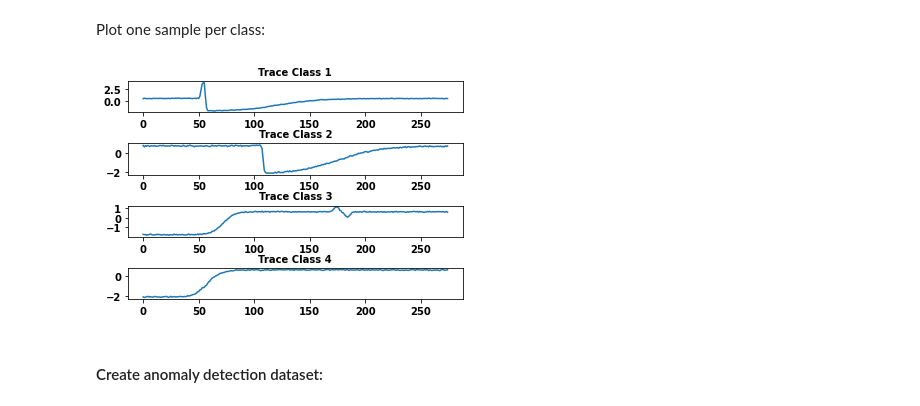
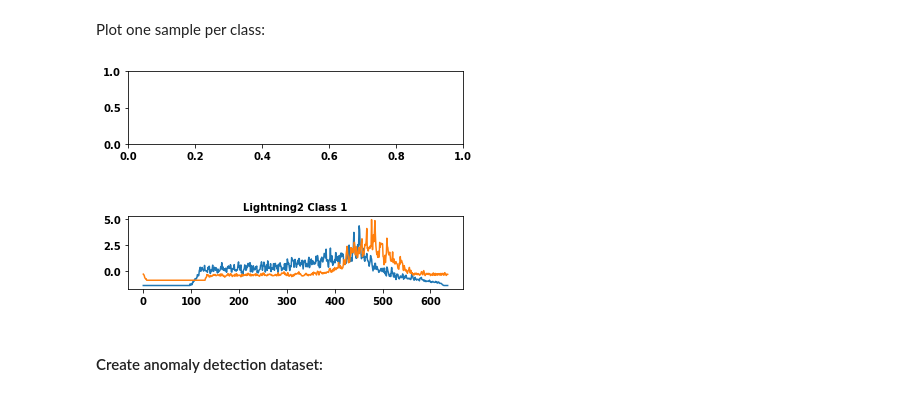
Before and after one commit to ludosGit/Shapelets, a Jupyter notebook: demo/demo_learning.ipynb, the cells around one changed output. Drawn from its saved outputs; the diff is of its cells as text; code cells hidden in the pictures.

```diff
--- a/demo/demo_learning.ipynb
+++ b/demo/demo_learning.ipynb
@@ -85,17 +80,17 @@ Plot one sample per class:
 # %%
 n_class = len(obs_perclass)
 
 fig, ax = plt.subplots(n_class,)
 
 # assume the labels start from 1
-for i in range(n_class):
-    ts = X_train[y_train==i+1][0,:,]
-    ax[i].set_title(f'{data_name} Class {i+1}', fontsize=10, fontweight="bold")
+for i in [-1, 1]:
+    ts = X_train[y_train==i][0,:,]
+    ax[i].set_title(f'{data_name} Class {i}', fontsize=10, fontweight="bold")
     ax[i].plot(ts)
 plt.subplots_adjust(hspace=1)
 plt.show()
 # %% [output]
-[figure, old version]
+[figure, new version]
 # %% [markdown]
 #### Create anomaly detection dataset:
 # %%
```
Also changed, not shown: parts of 5 cells of this notebook, 24 other files.
